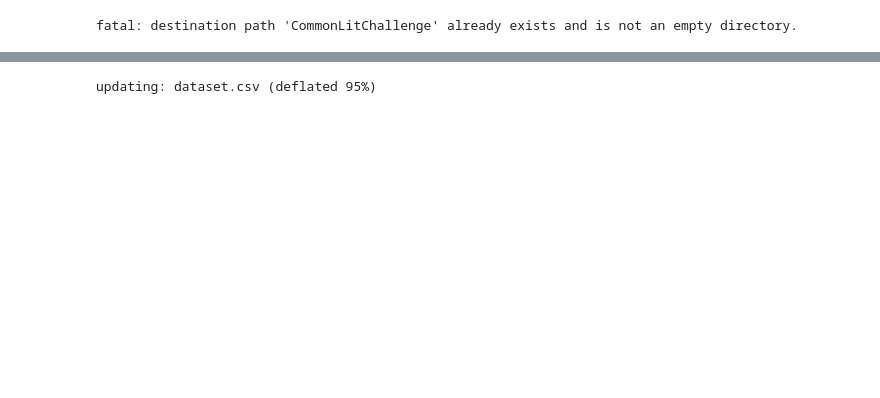
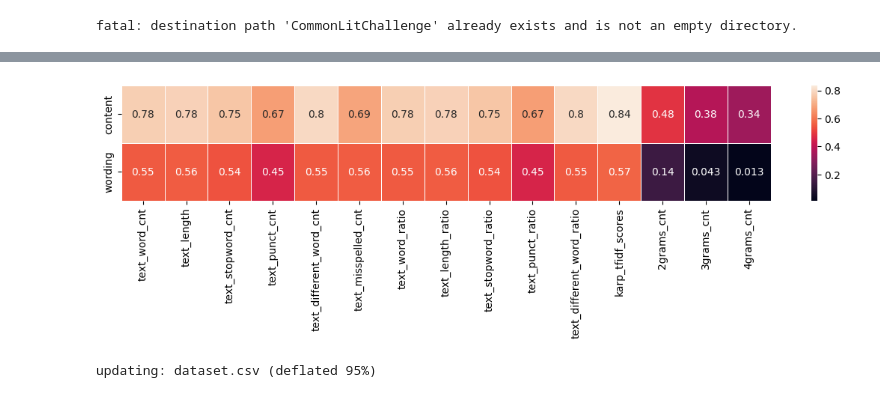
Before and after one commit to Sopralapanca/CommonLitChallenge, a Jupyter notebook: KagglePrepareDataset.ipynb, the cells around one changed output, grey strips where cells are left out. Saved outputs shown, nothing was run; the diff lists cells and outputs as text; code cells hidden in the pictures; blank space fills up the shorter version.

```diff
--- a/KagglePrepareDataset.ipynb
+++ b/KagglePrepareDataset.ipynb
@@ -409,0 +379,2 @@ training_data.to_csv('dataset.csv', index=False)
+# %%
+preprocessed_df = feature_engineer(df_train)
@@ -409,0 +450,17 @@ training_data.to_csv('dataset.csv', index=False)
+# %%
+
+import matplotlib.pyplot as plt
+import matplotlib.patches as mpatches
+fig, ax = plt.subplots(1, 1, sharex='col', sharey='row', figsize=(10, 8))
+
+preprocessed_df.hist(column='tokenized_text_len', ax=ax, alpha=0.5, color='red')
+preprocessed_df.hist(column='tokenized_prompt_text_len', ax=ax, alpha=0.5, color='blue')
+ax.set_title('Tokenized text length')
+ax.set_xlabel('Token Length')
+ax.set_ylabel('Frequence')
+red_patch = mpatches.Patch(alpha=0.5, color='red', label='Column text')
+blue_patch = mpatches.Patch(alpha=0.5, color='blue', label='Column prompt_text')
+plt.legend(handles=[red_patch, blue_patch])
+
+training_data = normalize_col(preprocessed_df, "tokenized_text_len")
+training_data.drop(columns=['tokenized_prompt_text_len', 'tokenized_text_len'], inplace=True)
@@ -409,0 +469,3 @@ training_data.to_csv('dataset.csv', index=False)
+# %%
+content_corr = preprocessed_df.corrwith(training_data['content'], numeric_only=True)
+content_corr
@@ -409,0 +491,3 @@ training_data.to_csv('dataset.csv', index=False)
+# %%
+wording_corr = preprocessed_df.corrwith(training_data['wording'], numeric_only=True)
+wording_corr
@@ -409,0 +513,10 @@ training_data.to_csv('dataset.csv', index=False)
+# %%
+import seaborn as sn
+import matplotlib.pyplot as plt
+x_labels = content_corr.axes[0].tolist()
+y_labels = ['content', 'wording']
+fig, ax = plt.subplots(figsize=(14,2))
+ax = sn.heatmap([content_corr[2:], wording_corr[2:]], xticklabels=x_labels[2:], yticklabels=y_labels, annot=True, linewidths=.5)
+plt.show()
+# %% [output]
+[figure, added]
```
Also changed, not shown: parts of 72 cells of this notebook.
